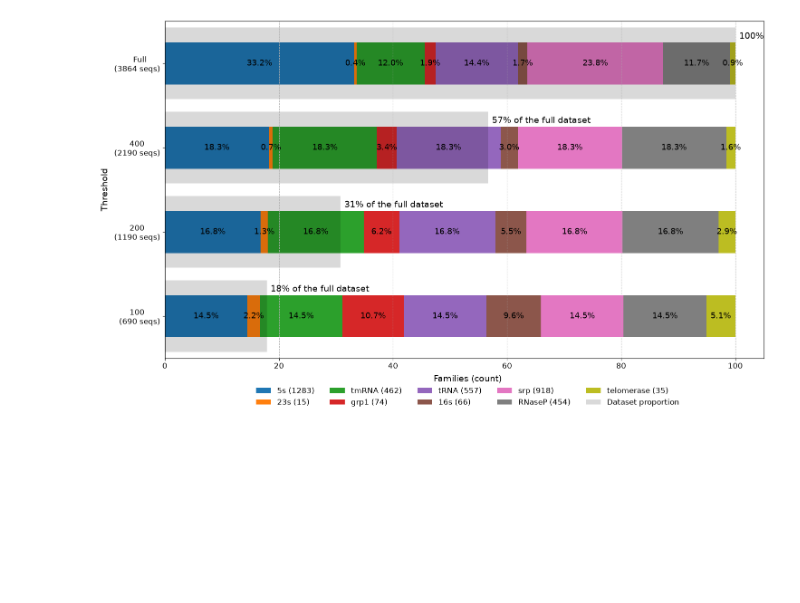
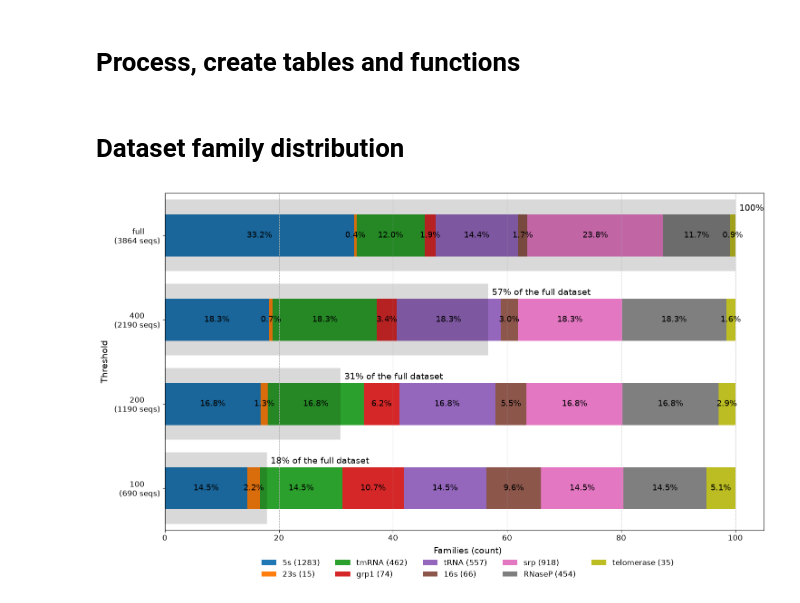
Before and after one commit to gkulemeyer/LessIsBetter, a Jupyter notebook: notebooks/Fig1A.ipynb, the cells around one changed output. Drawn from its saved outputs; the diff is of its cells as text; code cells hidden in the pictures; blank space fills up the shorter version.

```diff
--- a/notebooks/Fig1A.ipynb
+++ b/notebooks/Fig1A.ipynb
@@ -27 +31,3 @@ ss_ds
+# %% [markdown]
+# Process, create tables and functions
 # %%
@@ -47,16 +58,0 @@ labels = [
-# %%
-combined_counts = pd.DataFrame({"fam":[], "id":[], "dataset":[]})
-
-for i, df in enumerate(dfs):
-    count = df.groupby("fam")["id"].count().reset_index()
-    count["dataset"] = labels[i]
-    combined_counts = pd.concat([combined_counts, count], ignore_index=True)
-combined_counts
-
-combined_counts
-pivot_df = (
-    combined_counts
-    .pivot(index="dataset", columns="fam", values="id")
-    .fillna(0)
-)
-pivot_df_percent = pivot_df.div(pivot_df.sum(axis=1), axis=0) * 100
@@ -63,52 +105,6 @@ pivot_df_percent = pivot_df.div(pivot_df.sum(axis=1), axis=0) * 100
+# %% [markdown]
+# Dataset family distribution
 # %%
-fig, ax = plt.subplots(figsize=(15, 8))
-stacked = pivot_df_percent.loc[labels, family_order].plot(
-    kind="barh",
-    stacked=True,
-    ax=ax,
-    legend=False
-)
-for container in stacked.containers:
-    stacked.bar_label(container, label_type="center", fmt="%.1f%%", fontsize=13)
-y_positions = np.arange(len(labels))
-
-bars_dataset = ax.barh(
-    y_positions,
-    sizes_percent,
-    color="black",
-    alpha=0.15,
-    height=0.85,
-    label="Dataset proportion"
-)
-
-for i, v in enumerate(sizes_percent):
-    if v == 100:
-        ax.text(v + 0.7, i+0.32, f"{v:.0f}%", va='center', fontsize=14, color="black")
-    else:
-        ax.text(v + 0.7, i+0.32, f"{v:.0f}% of the full dataset", va='center', fontsize=14, color="black")
-
-ax.set_ylabel("Threshold", fontsize=14)
-ax.grid(axis="x", linestyle="--")
-ax.tick_params(axis="y", labelsize=12)
-ax.tick_params(axis="x", labelsize=12)
-
-handles, labels_legend = stacked.get_legend_handles_labels()
-count_dict = {row["fam"]: row["id"] for _, row in count.iterrows()}
-labels_legend = [f"{fam} ({count_dict[fam]})" if fam in family_order else fam for fam in labels_legend]
-
-fig.legend(
-    handles,
-    labels_legend,
-    title="Families (count)",
-    bbox_to_anchor=(0.55, -0.1),
-    loc="lower center",
-    ncol=5,
-    frameon=False,
-    fontsize=12,
-    title_fontsize=14
-)
-
-fig.tight_layout()
-plt.show()
+plot_dataset_distributions()
 # %% [output]
-[figure, old version]
+[figure, new version]
```
Also changed, not shown: parts of 5 cells of this notebook, 5 other files.
